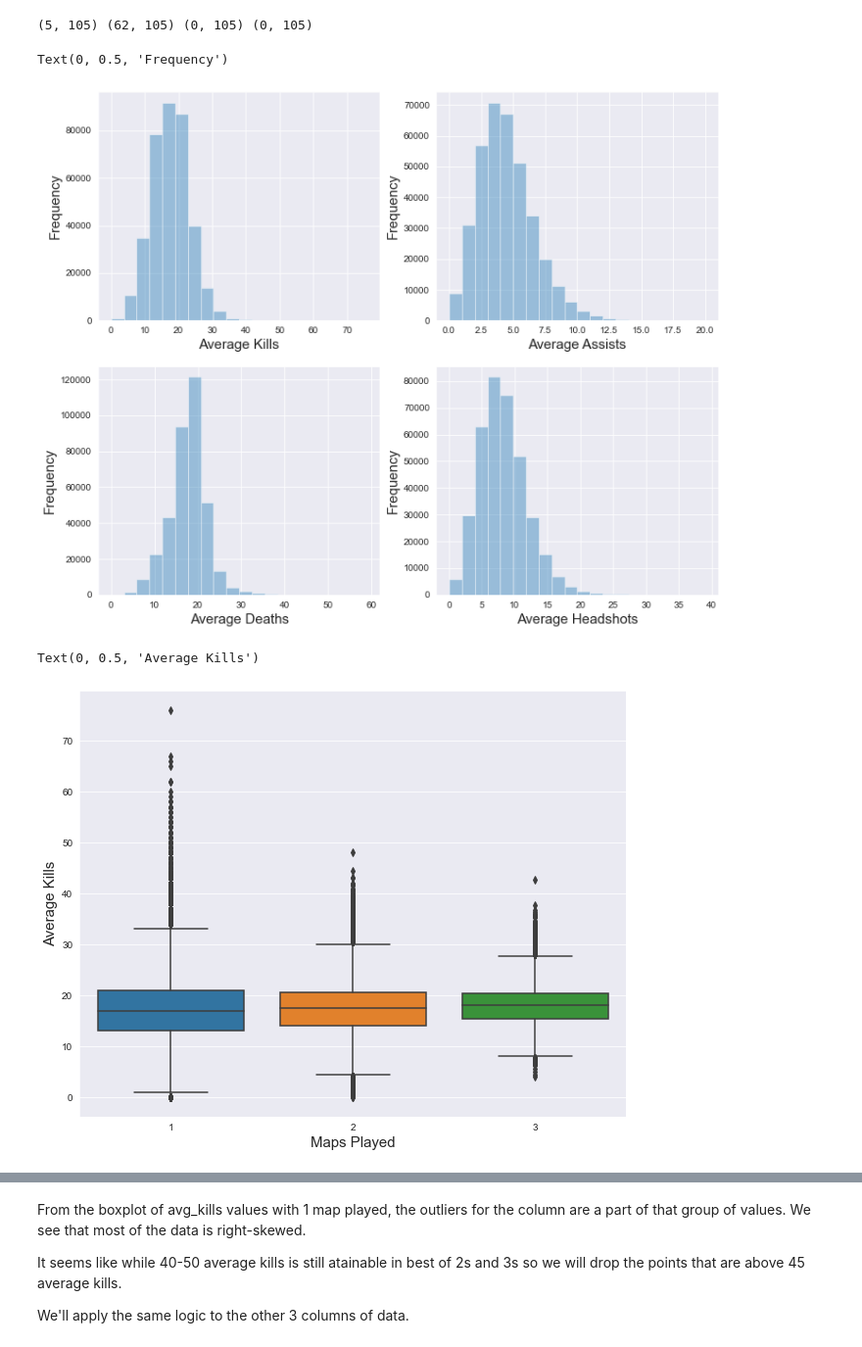
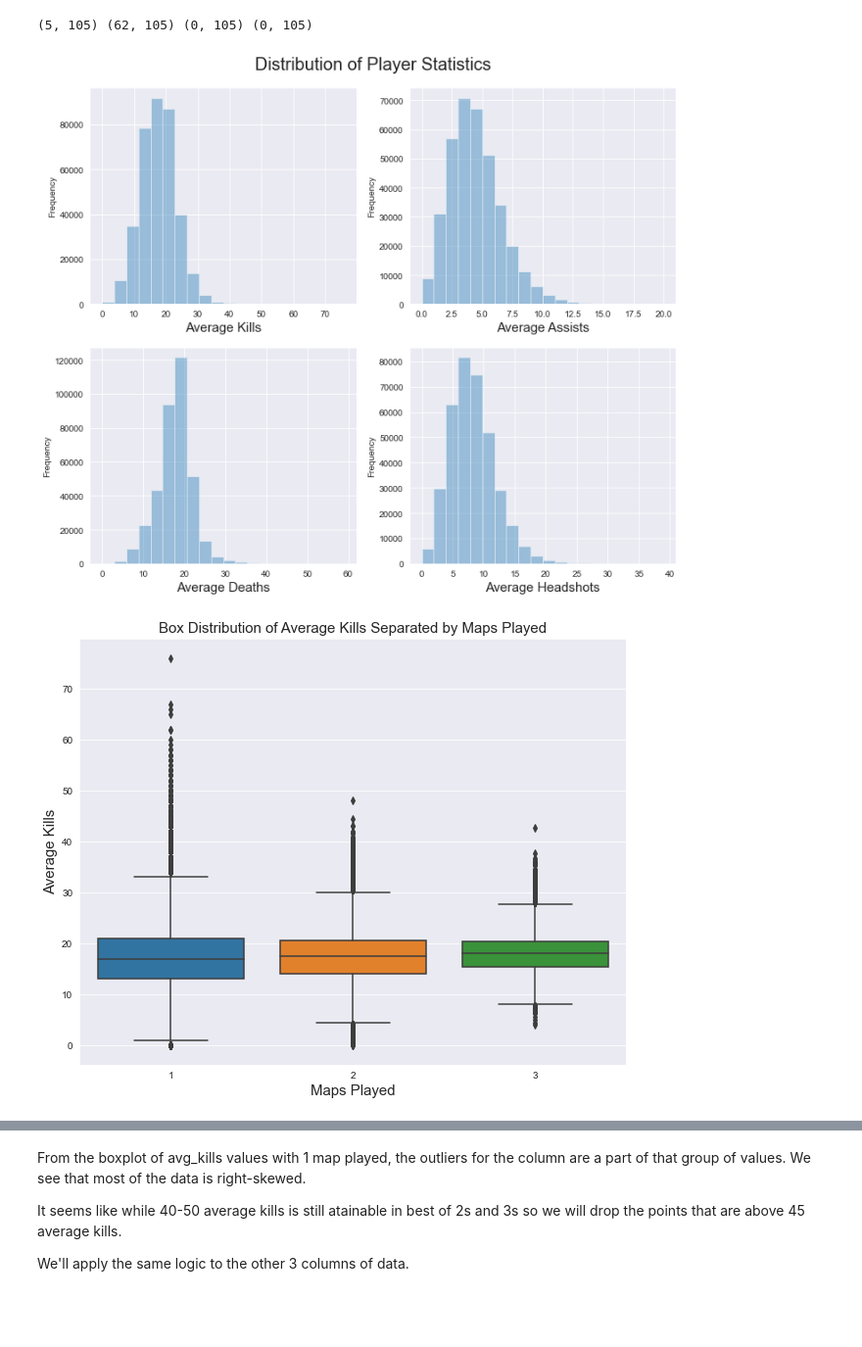
Before and after one commit to tahashahab/competitive_csgo, a Jupyter notebook: csgo_players.ipynb, the cells around one changed output, grey strips where cells are left out. Shown at 98% size. Saved outputs shown, nothing was run; the diff lists cells and outputs as text; code cells hidden in the pictures; blank space fills up the shorter version.

```diff
--- a/csgo_players.ipynb
+++ b/csgo_players.ipynb
@@ -159,30 +150,35 @@ players.drop(players[players['avg_kills'] < 0].index, inplace=True)
 players.drop(players[players['avg_assists'] < 0].index, inplace=True)
 # %%
 f, ax = plt.subplots(2, 2, figsize=(12,10))
+f.suptitle('Distribution of Player Statistics', y=.93, fontsize=20)
+
 sns.distplot(x=players['avg_kills'], kde=False, ax=ax[0,0], bins=20)
 ax[0,0].set_xlabel('Average Kills', fontsize=15)
-ax[0,0].set_ylabel('Frequency', fontsize=15)
+ax[0,0].set_ylabel('Frequency', fontsize=10)
 
 sns.distplot(x=players['avg_assists'], kde=False, ax=ax[0,1], bins=20)
 ax[0,1].set_xlabel('Average Assists', fontsize=15)
-ax[0,1].set_ylabel('Frequency', fontsize=15)
+ax[0,1].set_ylabel('Frequency', fontsize=10)
 
 sns.distplot(x=players['avg_deaths'], kde=False, ax=ax[1,0], bins=20)
 ax[1,0].set_xlabel('Average Deaths', fontsize=15)
-ax[1,0].set_ylabel('Frequency', fontsize=15)
+ax[1,0].set_ylabel('Frequency', fontsize=10)
 
 sns.distplot(x=players['avg_hs'], kde=False, ax=ax[1,1], bins=20)
 ax[1,1].set_xlabel('Average Headshots', fontsize=15)
-ax[1,1].set_ylabel('Frequency', fontsize=15)
+ax[1,1].set_ylabel('Frequency', fontsize=10)
+
+plt.show()
 # %% [output]
-Text(0, 0.5, 'Frequency')
-[figure, old version]
+[figure, new version]
 # %%
 f, ax = plt.subplots(figsize=(10,8))
+plt.title('Box Distribution of Average Kills Separated by Maps Played', fontsize=15)
+
 sns.boxplot(x=players['maps_played'], y=players['avg_kills'], ax=ax)
 ax.set_xlabel('Maps Played', fontsize=15)
 ax.set_ylabel('Average Kills', fontsize=15)
+plt.show()
 # %% [output]
-Text(0, 0.5, 'Average Kills')
-[figure, old version]
+[figure, new version]
 # %%
```
Also changed, not shown: parts of 5 cells of this notebook.
